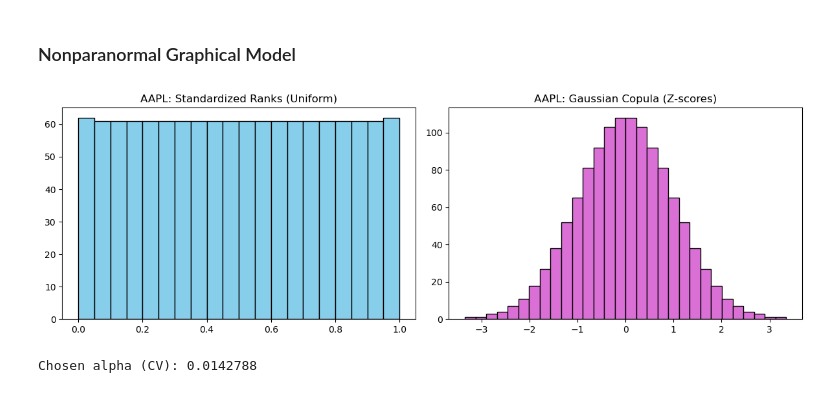
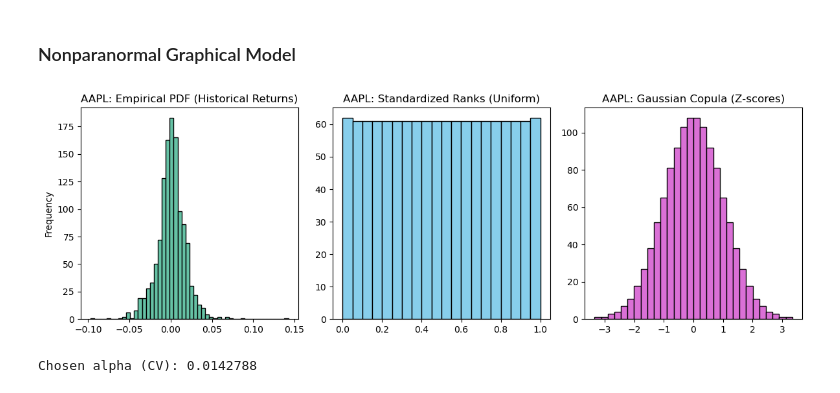
Before and after one commit to dimitris-markopoulos/financial-graphical-models, a Jupyter notebook: notebooks/02_fit_model.ipynb, the cells around one changed output. Saved outputs shown, nothing was run; the diff lists cells and outputs as text; code cells hidden in the pictures.

Commit message:
added empirical distribution in demo

```diff
--- a/notebooks/02_fit_model.ipynb
+++ b/notebooks/02_fit_model.ipynb
@@ -205,34 +205,39 @@ Chosen alpha (CV): 0.0206792
 # %%
 # Demo transform
 def demo_copula_transform(ticker="AAPL", savepath=None):
     X = X_df[[ticker]].copy()
     ranks = stats.rankdata(X[ticker].values, method="average") # ranks
     u = (ranks - 0.5) / len(ranks) # standardized ranks in (0,1)
     z = stats.norm.ppf(u) # Gaussian copula transform
 
-    fig, ax = plt.subplots(1, 2, figsize=(12, 4))
+    fig, ax = plt.subplots(1, 3, figsize=(12, 4))
+    # Sample histogram ---
+    ax[0].hist(X[ticker], bins=50, color= "#66c2a5", edgecolor="black")
+    ax[0].set_title(f"{ticker}: Empirical PDF (Historical Returns)")
+    ax[0].set_ylabel("Frequency")
     # Uniform histogram ---
-    ax[0].hist(u, bins=20, color="skyblue", edgecolor="black")
-    ax[0].set_title(f"{ticker}: Standardized Ranks (Uniform)")
+    ax[1].hist(u, bins=20, color="skyblue", edgecolor="black")
+    ax[1].set_title(f"{ticker}: Standardized Ranks (Uniform)")
+
     # Gaussian histogram ---
-    ax[1].hist(z, bins=30, color="orchid", edgecolor="black")
-    ax[1].set_title(f"{ticker}: Gaussian Copula (Z-scores)")
+    ax[2].hist(z, bins=30, color="orchid", edgecolor="black")
+    ax[2].set_title(f"{ticker}: Gaussian Copula (Z-scores)")
     plt.tight_layout()
     if savepath: plt.savefig(savepath)
     plt.show()
 
 demo_copula_transform(savepath=media_dir+"/demo_copula_transform.png")
 
 # Vectorize transform
 def gaussian_copula_transform(X):
     Xn = np.zeros_like(X)
     for j in range(X.shape[1]):
         ranks = stats.rankdata(X[:, j], method="average")
         u = (ranks - 0.5) / len(ranks)
         Xn[:, j] = stats.norm.ppf(u)
     return Xn
 # %% [output]
-[figure, old version]
+[figure, new version]
 # %%
 X_gc = gaussian_copula_transform(X_df.values)  # transform original (unscaled) marginals
 X_gc = StandardScaler().fit_transform(X_gc)
```
Also changed, not shown: 3 other files.
